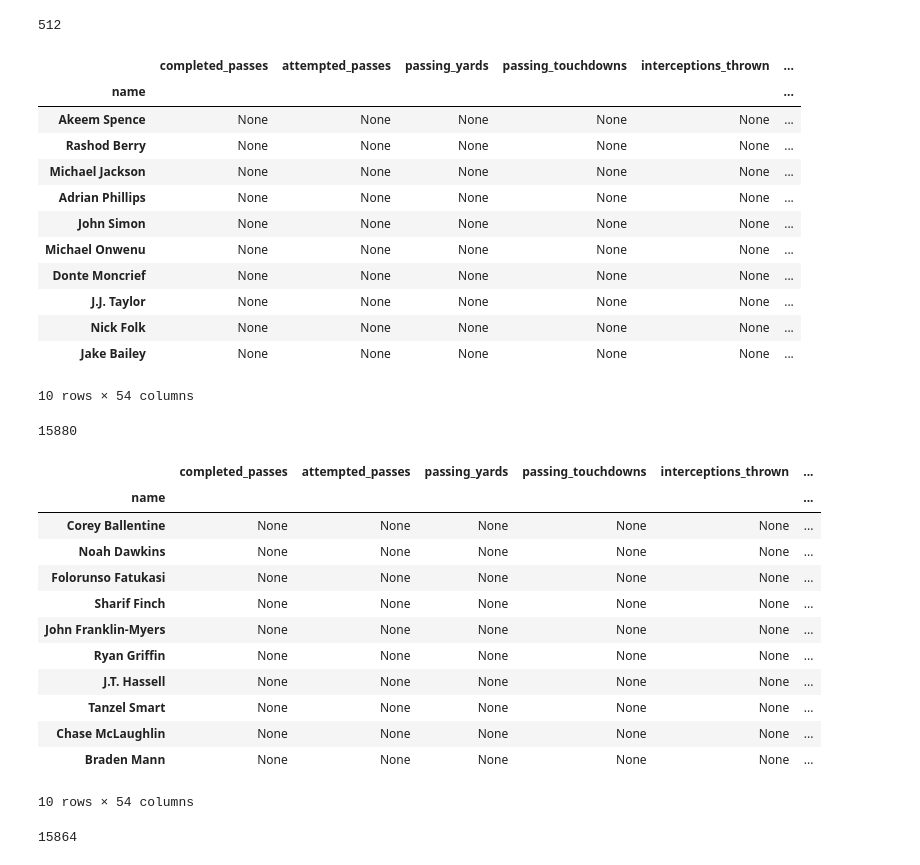
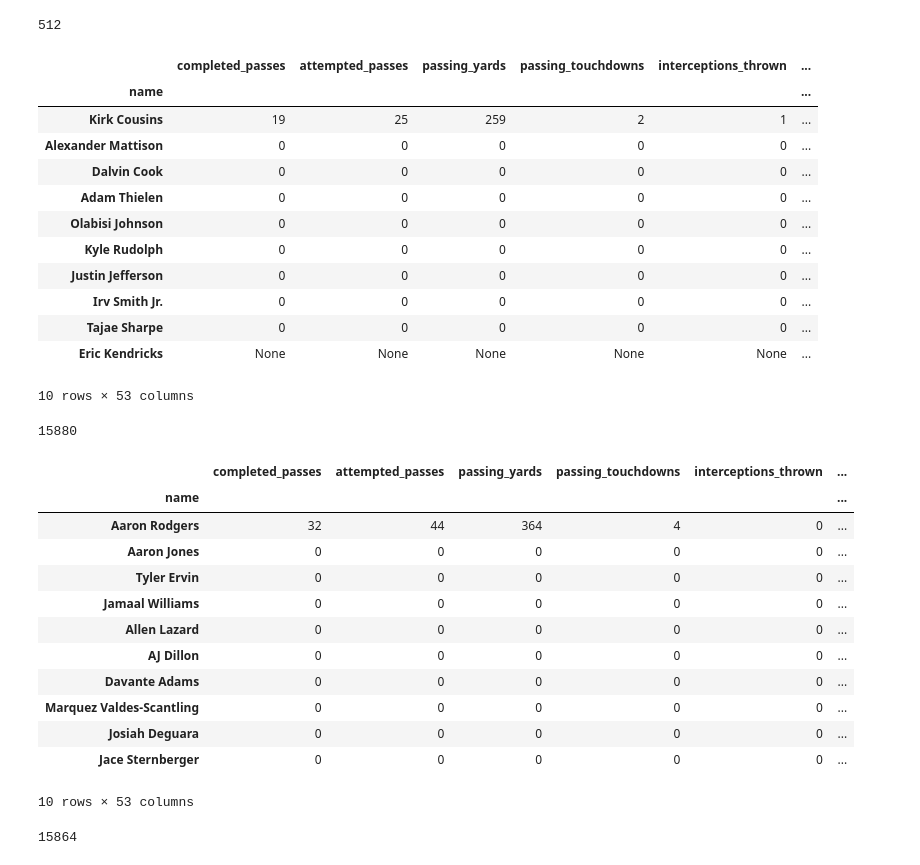
Before and after one commit to sbull32/team_cautious_waffle, a Jupyter notebook: Data.ipynb, the cells around one changed output. Drawn from its saved outputs; the diff is of its cells as text; code cells hidden in the pictures.

```diff
--- a/Data.ipynb
+++ b/Data.ipynb
@@ -134,38 +139,37 @@ full_df_home = []
 full_df_away = []
 
 # Adding a 'Week' column
-x = 0
+# x = 0
 for i in range(len(game_data_list)):
-    x = x+1
-    if x <= 16:
-        x = x
-    else:
-        x = 1
+#     x = x+1
+#     if x <= 16:
+#         x = x
+#     else:
+#         x = 1
 
-#     Data for home game x
     first_df, second_df = home_away_split(game_data_list[i])
-    first_df['week'] = x
-    second_df['week'] = x
+#     first_df['week'] = x
+#     second_df['week'] = x
     full_df_home.append(first_df)
     full_df_away.append(second_df)
 # %%
 # Concatnate all home boxscores
 homebox_df = pd.concat(full_df_home)
-homebox_df.tail(10)
+homebox_df.head(10)
 # %% [output]
 |  | completed_passes | attempted_passes | passing_yards | passing_touchdowns | interceptions_thrown | ... |
 | name |  |  |  |  |  | ... |
-| Akeem Spence | None | None | None | None | None | ... |
-| Rashod Berry | None | None | None | None | None | ... |
-| Michael Jackson | None | None | None | None | None | ... |
-| Adrian Phillips | None | None | None | None | None | ... |
-| John Simon | None | None | None | None | None | ... |
-| Michael Onwenu | None | None | None | None | None | ... |
-| Donte Moncrief | None | None | None | None | None | ... |
-| J.J. Taylor | None | None | None | None | None | ... |
-| Nick Folk | None | None | None | None | None | ... |
-| Jake Bailey | None | None | None | None | None | ... |
+| Kirk Cousins | 19 | 25 | 259 | 2 | 1 | ... |
+| Alexander Mattison | 0 | 0 | 0 | 0 | 0 | ... |
+| Dalvin Cook | 0 | 0 | 0 | 0 | 0 | ... |
+| Adam Thielen | 0 | 0 | 0 | 0 | 0 | ... |
+| Olabisi Johnson | 0 | 0 | 0 | 0 | 0 | ... |
+| Kyle Rudolph | 0 | 0 | 0 | 0 | 0 | ... |
+| Justin Jefferson | 0 | 0 | 0 | 0 | 0 | ... |
+| Irv Smith Jr. | 0 | 0 | 0 | 0 | 0 | ... |
+| Tajae Sharpe | 0 | 0 | 0 | 0 | 0 | ... |
+| Eric Kendricks | None | None | None | None | None | ... |
-10 rows × 54 columns
+10 rows × 53 columns
 # %%
 len(homebox_df)
 # %% [output]
@@ -190,21 +177,21 @@ len(homebox_df)
 # %%
 # Concatnate all away boxscores
 awaybox_df = pd.concat(full_df_away)
-awaybox_df.tail(10)
+awaybox_df.head(10)
 # %% [output]
 |  | completed_passes | attempted_passes | passing_yards | passing_touchdowns | interceptions_thrown | ... |
 | name |  |  |  |  |  | ... |
-| Corey Ballentine | None | None | None | None | None | ... |
-| Noah Dawkins | None | None | None | None | None | ... |
-| Folorunso Fatukasi | None | None | None | None | None | ... |
-| Sharif Finch | None | None | None | None | None | ... |
-| John Franklin-Myers | None | None | None | None | None | ... |
-| Ryan Griffin | None | None | None | None | None | ... |
-| J.T. Hassell | None | None | None | None | None | ... |
-| Tanzel Smart | None | None | None | None | None | ... |
-| Chase McLaughlin | None | None | None | None | None | ... |
-| Braden Mann | None | None | None | None | None | ... |
+| Aaron Rodgers | 32 | 44 | 364 | 4 | 0 | ... |
+| Aaron Jones | 0 | 0 | 0 | 0 | 0 | ... |
+| Tyler Ervin | 0 | 0 | 0 | 0 | 0 | ... |
+| Jamaal Williams | 0 | 0 | 0 | 0 | 0 | ... |
+| Allen Lazard | 0 | 0 | 0 | 0 | 0 | ... |
+| AJ Dillon | 0 | 0 | 0 | 0 | 0 | ... |
+| Davante Adams | 0 | 0 | 0 | 0 | 0 | ... |
+| Marquez Valdes-Scantling | 0 | 0 | 0 | 0 | 0 | ... |
+| Josiah Deguara | 0 | 0 | 0 | 0 | 0 | ... |
+| Jace Sternberger | 0 | 0 | 0 | 0 | 0 | ... |
-10 rows × 54 columns
+10 rows × 53 columns
 # %%
 len(awaybox_df)
 # %% [output]
```
Also changed, not shown: parts of 34 cells of this notebook.
